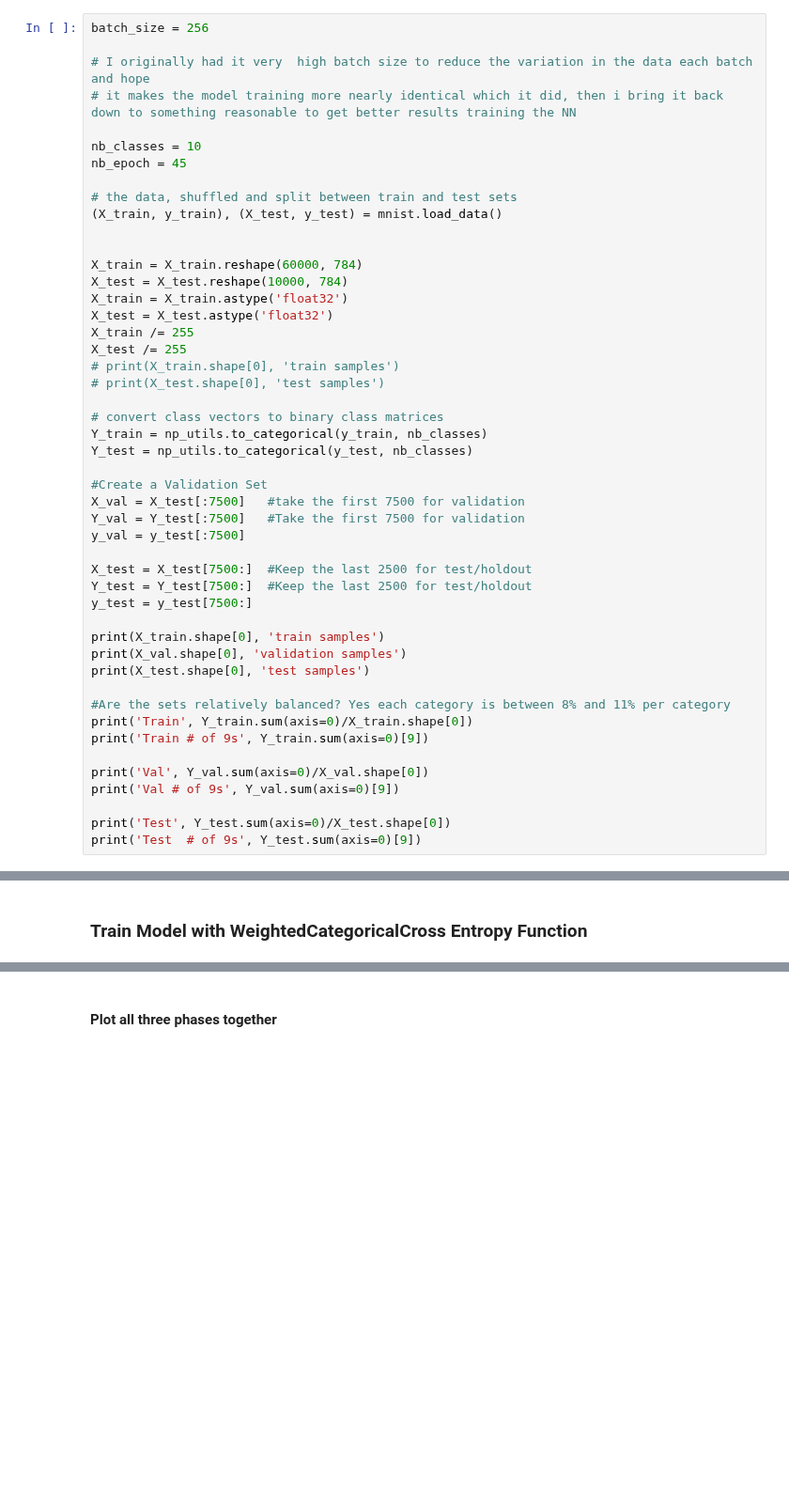
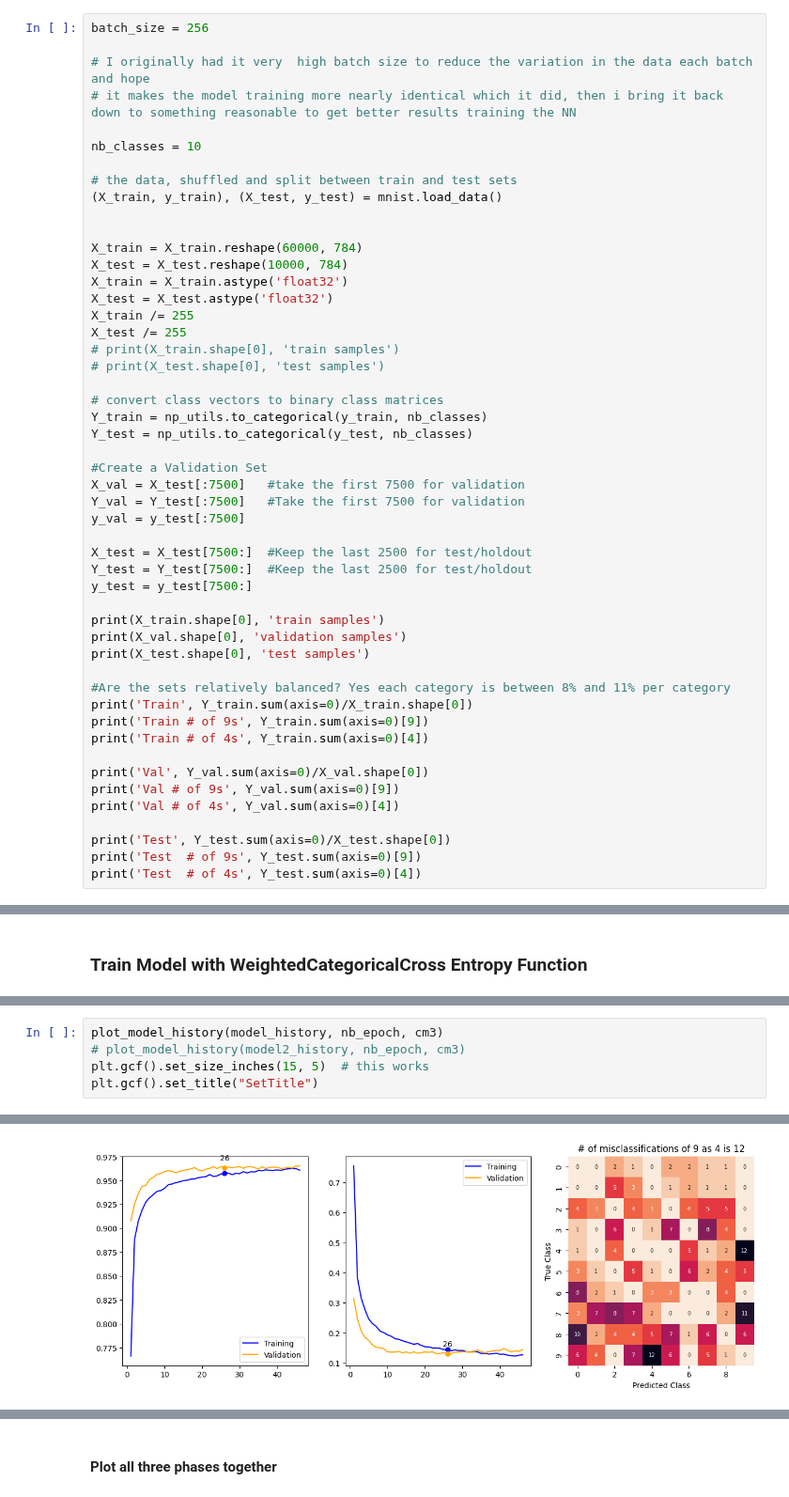
Before and after one commit to RachelRamirez/misclassification_matrix, a Jupyter notebook: PreExperiment_PA_Shfl_40D_Lambda1_Lambda2_FineTuning.ipynb, the cells around one changed output, grey strips where cells are left out. Shown at 94% size. Saved outputs shown, nothing was run; the diff lists cells and outputs as text; blank space fills up the shorter version.

```diff
--- a/PreExperiment_PA_Shfl_40D_Lambda1_Lambda2_FineTuning.ipynb
+++ b/PreExperiment_PA_Shfl_40D_Lambda1_Lambda2_FineTuning.ipynb
@@ -180,7 +173,6 @@ batch_size = 256
 # it makes the model training more nearly identical which it did, then i bring it back down to something reasonable to get better results training the NN
 
 nb_classes = 10
-nb_epoch = 45
 
 # the data, shuffled and split between train and test sets
 (X_train, y_train), (X_test, y_test) = mnist.load_data()
@@ -215,12 +207,15 @@ print(X_test.shape[0], 'test samples')
 #Are the sets relatively balanced? Yes each category is between 8% and 11% per category
 print('Train', Y_train.sum(axis=0)/X_train.shape[0])
 print('Train # of 9s', Y_train.sum(axis=0)[9])
+print('Train # of 4s', Y_train.sum(axis=0)[4])
 
 print('Val', Y_val.sum(axis=0)/X_val.shape[0])
 print('Val # of 9s', Y_val.sum(axis=0)[9])
+print('Val # of 4s', Y_val.sum(axis=0)[4])
 
 print('Test', Y_test.sum(axis=0)/X_test.shape[0])
 print('Test  # of 9s', Y_test.sum(axis=0)[9])
+print('Test  # of 4s', Y_test.sum(axis=0)[4])
 # %% [output]
 60000 train samples
 7500 validation samples
@@ -542,0 +465,6 @@ def plot_fx(model3_history, restored_weights):
+# %%
+plot_model_history(model_history, nb_epoch, cm3)
+# plot_model_history(model2_history, nb_epoch, cm3)
+plt.gcf().set_size_inches(15, 5)  # this works
+plt.gcf().set_title("SetTitle")
+# %% [output]
@@ -542,0 +475 @@ def plot_fx(model3_history, restored_weights):
+[figure, added]
```
Also changed, not shown: parts of 20 cells of this notebook.
